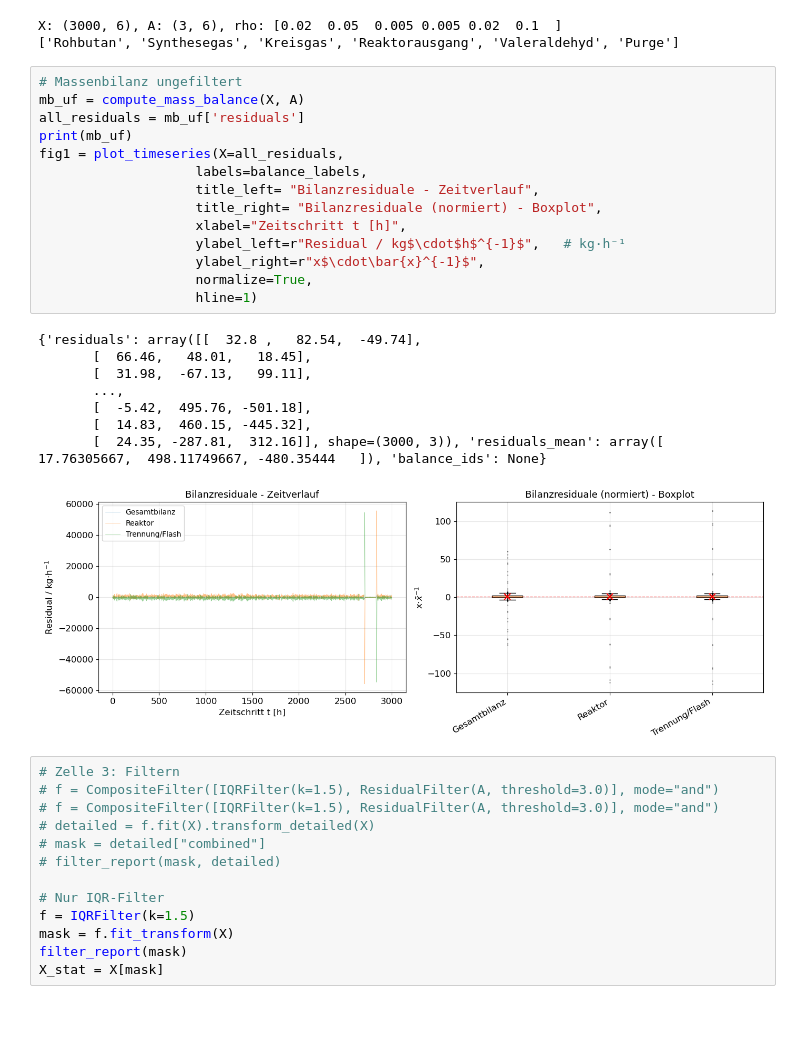
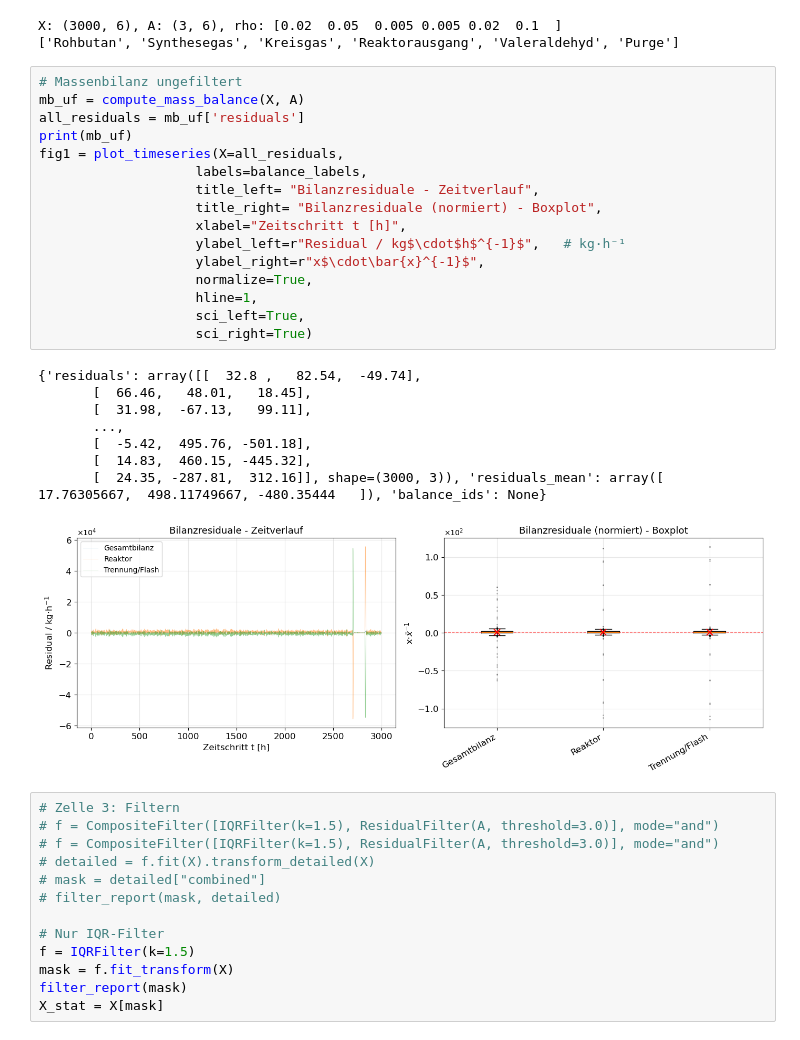
Before and after one commit to PhilippKretzschmar/data-reconciliation, a Jupyter notebook: notebooks/Untitled.ipynb, the cells around one changed output. Drawn from its saved outputs; the diff is of its cells as text.

```diff
--- a/notebooks/Untitled.ipynb
+++ b/notebooks/Untitled.ipynb
@@ -28,26 +28,28 @@ X: (3000, 6), A: (3, 6), rho: [0.02  0.05  0.005 0.005 0.02  0.1  ]
 # %%
 # Massenbilanz ungefiltert
 mb_uf = compute_mass_balance(X, A)
 all_residuals = mb_uf['residuals']
 print(mb_uf)
 fig1 = plot_timeseries(X=all_residuals,
                     labels=balance_labels,
                     title_left= "Bilanzresiduale - Zeitverlauf",
                     title_right= "Bilanzresiduale (normiert) - Boxplot",
                     xlabel="Zeitschritt t [h]",
                     ylabel_left=r"Residual / kg$\cdot$h$^{-1}$",   # kg·h⁻¹
                     ylabel_right=r"x$\cdot\bar{x}^{-1}$",
                     normalize=True,
-                    hline=1)
+                    hline=1,
+                    sci_left=True,
+                    sci_right=True)
 # %% [output]
 {'residuals': array([[  32.8 ,   82.54,  -49.74],
        [  66.46,   48.01,   18.45],
        [  31.98,  -67.13,   99.11],
        ...,
        [  -5.42,  495.76, -501.18],
        [  14.83,  460.15, -445.32],
        [  24.35, -287.81,  312.16]], shape=(3000, 3)), 'residuals_mean': array([  17.76305667,  498.11749667, -480.35444   ]), 'balance_ids': None}
-[figure, old version]
+[figure, new version]
 # %%
 # Zelle 3: Filtern
 # f = CompositeFilter([IQRFilter(k=1.5), ResidualFilter(A, threshold=3.0)], mode="and")
```
Also changed, not shown: parts of 1 cell of this notebook, 2 other files.
